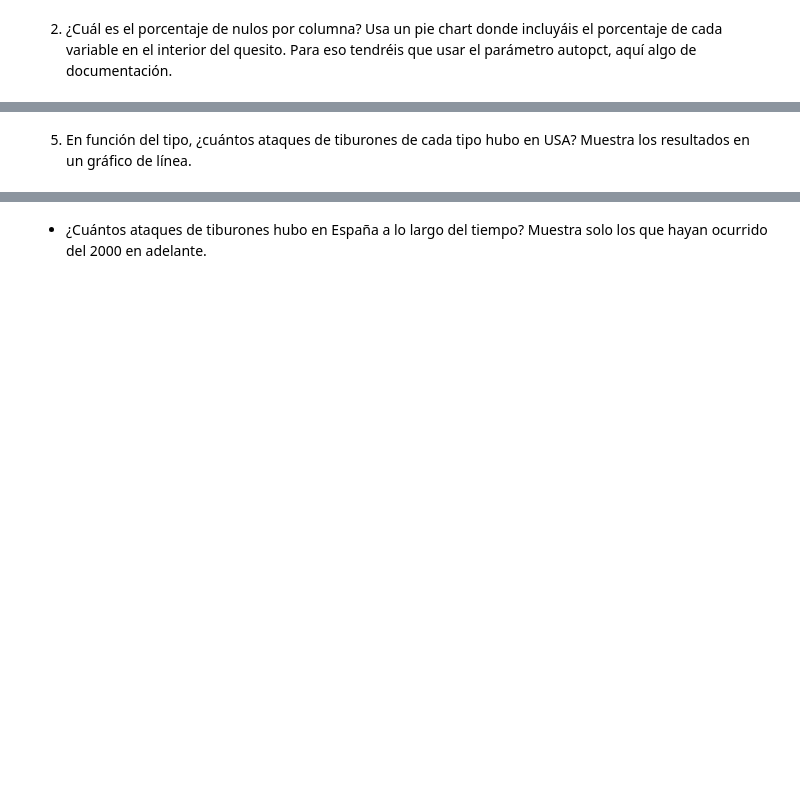
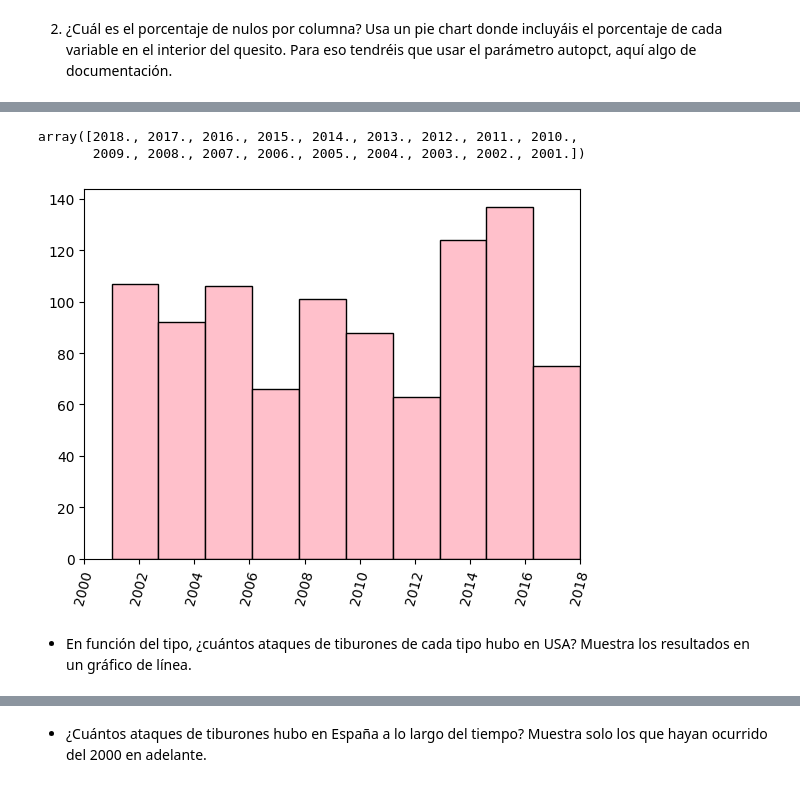
Before and after one commit to Adalab/DA_PromoC_Modulo2_Sprint1_Ana-Anahi, a Jupyter notebook: Visualizacion/pp-visualizacion-1.ipynb, the cells around one changed output, grey strips where cells are left out. Drawn from its saved outputs; the diff is of its cells as text; code cells hidden in the pictures; blank space fills up the shorter version.

```diff
--- a/Visualizacion/pp-visualizacion-1.ipynb
+++ b/Visualizacion/pp-visualizacion-1.ipynb
@@ -113,2 +146,22 @@ Filtrad los datos para quedarnos solo con los datos de USA.
+# %%
+ataques_usa = df_usa[(df_usa['year']>2000)]
+ataques_usa['year'].unique()
+# %% [output]
+array([2018., 2017., 2016., 2015., 2014., 2013., 2012., 2011., 2010.,
+       2009., 2008., 2007., 2006., 2005., 2004., 2003., 2002., 2001.])
+# %%
+x= ataques_usa['year']
+
+
+plt.figure()
+
+plt.hist(x,facecolor  = 'pink', edgecolor = "black" )
+
+plt.xticks(rotation= 75)
+plt.xlim(2000, 2018)
+
+plt.show();
+# %% [output]
+[figure, added]
 # %% [markdown]
-5) En función del tipo, ¿cuántos ataques de tiburones de cada tipo hubo en USA? Muestra los resultados en un gráfico de línea.
+-  En función del tipo, ¿cuántos ataques de tiburones de cada tipo hubo en USA? Muestra los resultados en un gráfico de línea.
```
Also changed, not shown: parts of 30 cells of this notebook, 32 other files.
